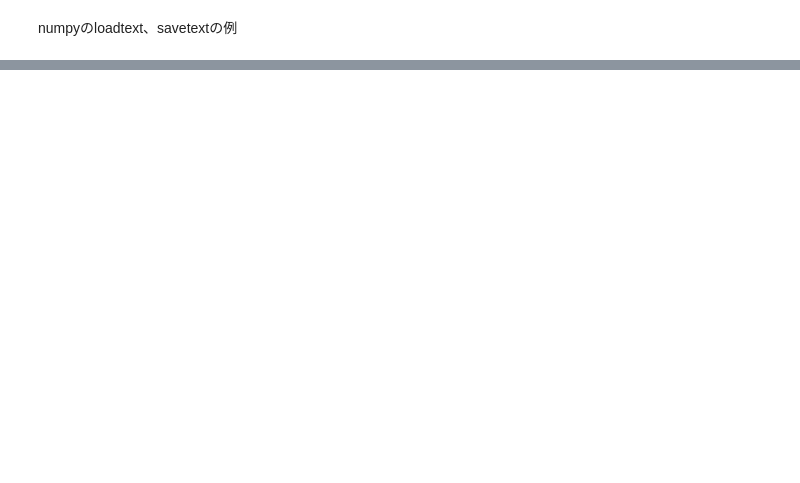
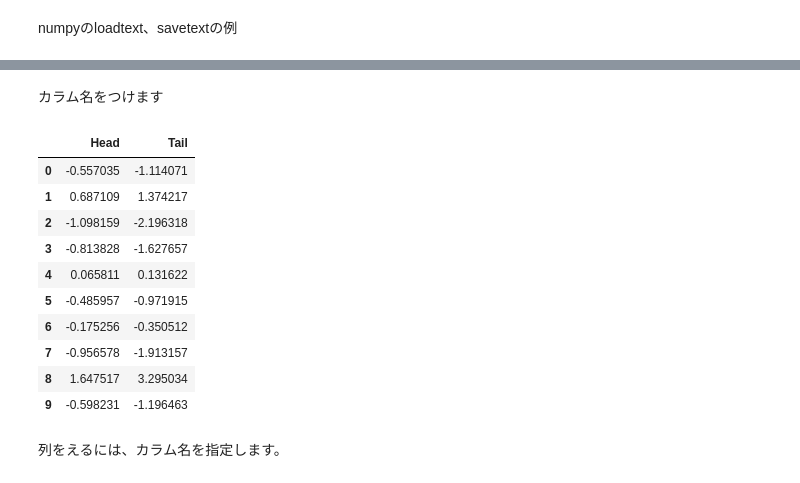
Before and after one commit to miwamasa/DataScience2023, a Jupyter notebook: notebooks/lecture4.ipynb, the cells around one changed output, grey strips where cells are left out. Drawn from its saved outputs; the diff is of its cells as text; code cells hidden in the pictures; blank space fills up the shorter version.

```diff
--- a/notebooks/lecture4.ipynb
+++ b/notebooks/lecture4.ipynb
@@ -101,0 +295,5 @@ np.loadtxt('test.csv' , delimiter=',' )
+# %%
+#numpy.ndarrayを作ります。
+x=np.random.normal(size=10)
+print(type(x))
+print(x)
@@ -101,0 +340,20 @@ np.loadtxt('test.csv' , delimiter=',' )
+# %% [markdown]
+カラム名をつけます
+# %%
+# dataframeにするときに Head,Tailの２つのカラムを作ります。
+df=pd.DataFrame({'Head':x,'Tail':x*2})
+df
+# %% [output]
+|  | Head | Tail |
+| 0 | -0.557035 | -1.114071 |
+| 1 | 0.687109 | 1.374217 |
+| 2 | -1.098159 | -2.196318 |
+| 3 | -0.813828 | -1.627657 |
+| 4 | 0.065811 | 0.131622 |
+| 5 | -0.485957 | -0.971915 |
+| 6 | -0.175256 | -0.350512 |
+| 7 | -0.956578 | -1.913157 |
+| 8 | 1.647517 | 3.295034 |
+| 9 | -0.598231 | -1.196463 |
+# %% [markdown]
+列をえるには、カラム名を指定します。
```
Also changed, not shown: parts of 64 cells of this notebook, 2 other files.
